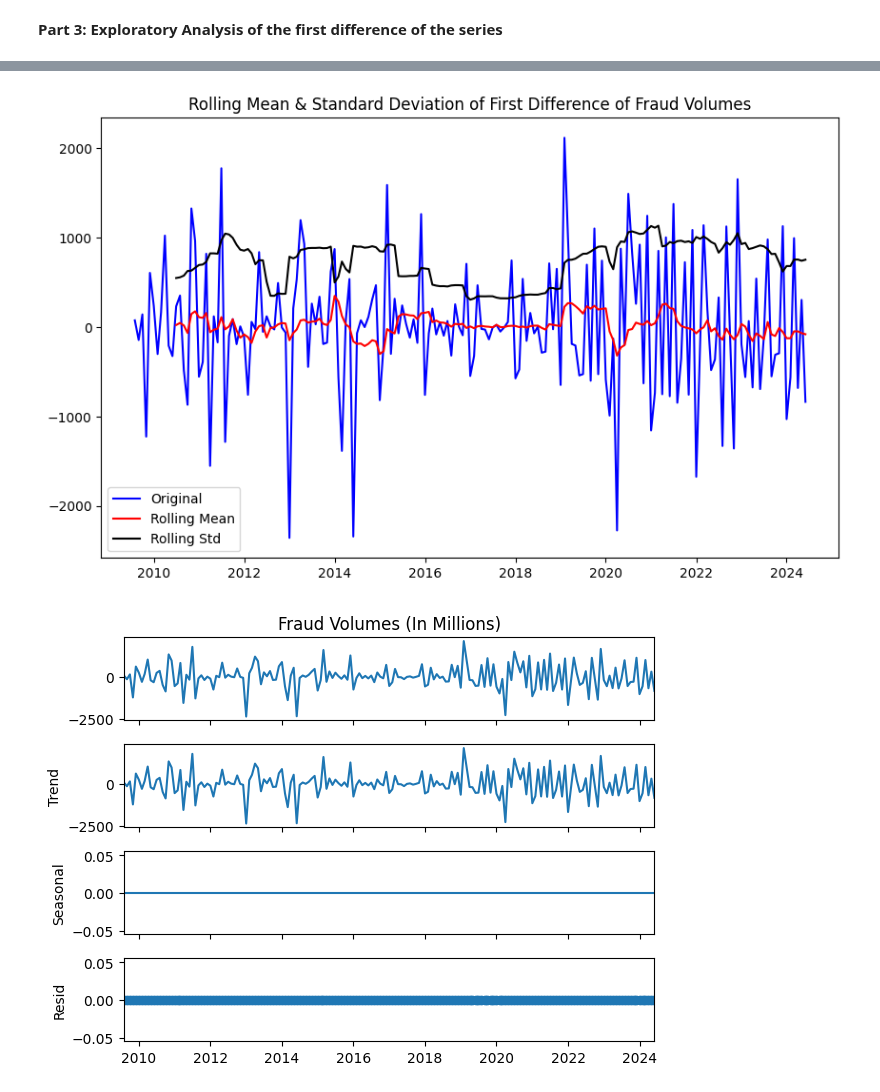
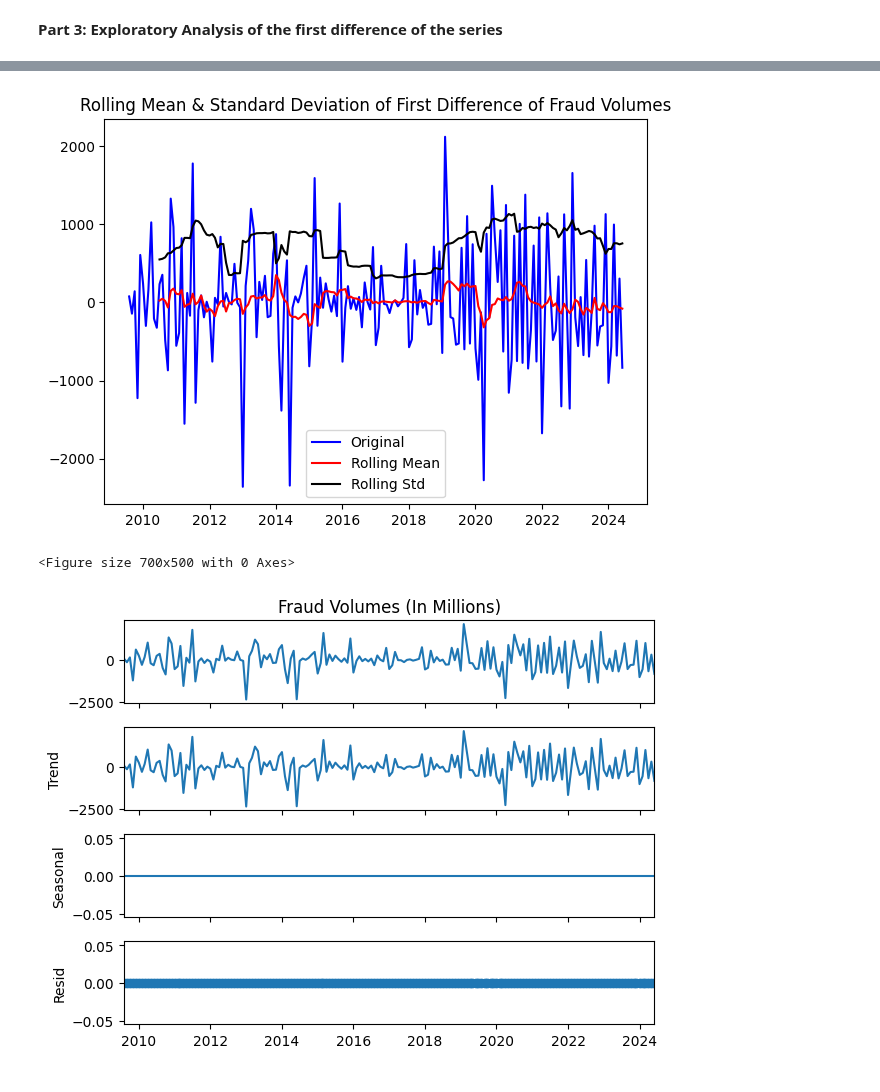
Before and after one commit to micahondiwa/fraud_volumes_detection, a Jupyter notebook: 0-data_wrangling.ipynb, the cells around one changed output, grey strips where cells are left out. Saved outputs shown, nothing was run; the diff lists cells and outputs as text; code cells hidden in the pictures.

```diff
--- a/0-data_wrangling.ipynb
+++ b/0-data_wrangling.ipynb
@@ -242,20 +242,22 @@ plt.show()
 # %%
 rolling_mean = fraud_diff.rolling(window=12).mean()
 rolling_std = fraud_diff.rolling(window=12).std()
 
-plt.figure(figsize=(10, 6))
+plt.figure(figsize=(7, 5))
 plt.plot(fraud_diff, color='blue', label='Original')
 plt.plot(rolling_mean, color='red', label='Rolling Mean')
 plt.plot(rolling_std, color='black', label='Rolling Std')
 plt.title('Rolling Mean & Standard Deviation of First Difference of Fraud Volumes')
 plt.legend()
 plt.show()
 # %% [output]
-[figure, old version]
+[figure, new version]
 # %%
 # Decomposing the time series using an additive model
+plt.figure(figsize=(7, 5))
 decomposition = seasonal_decompose(fraud_diff, model='additive', period=1)
 decomposition.plot()
 plt.show()
 # %% [output]
+<Figure size 700x500 with 0 Axes>
 [figure]
```
Also changed, not shown: parts of 2 cells of this notebook.
